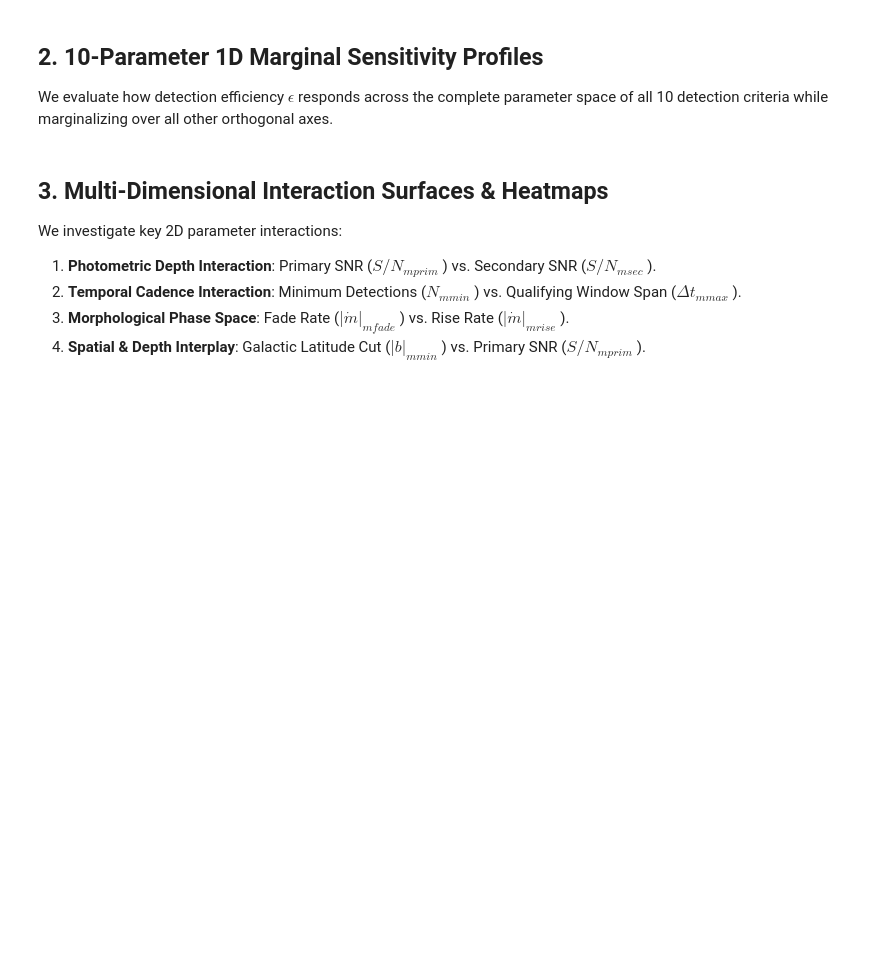
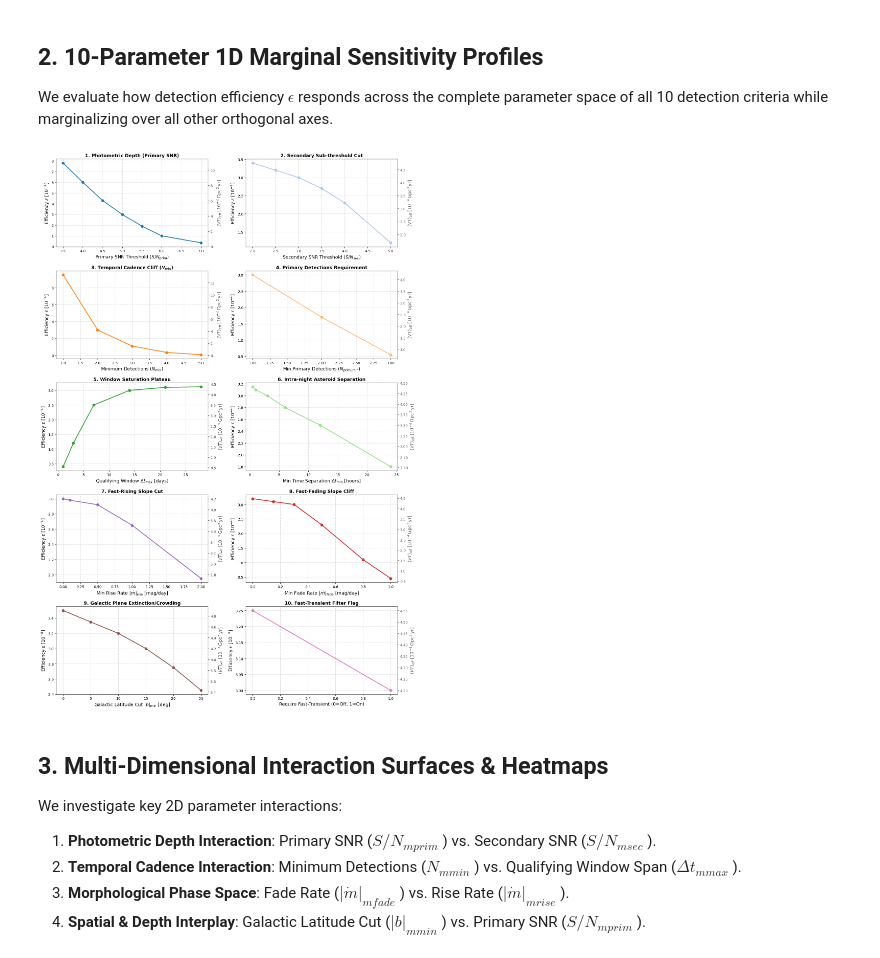
Before and after one commit to tylerbarna/kn-rates, a Jupyter notebook: notebooks/02_granular_criteria_sweep_analysis.ipynb, the cells around one changed output. Saved outputs shown, nothing was run; the diff lists cells and outputs as text; code cells hidden in the pictures; blank space fills up the shorter version.

```diff
--- a/notebooks/02_granular_criteria_sweep_analysis.ipynb
+++ b/notebooks/02_granular_criteria_sweep_analysis.ipynb
@@ -139,7 +160,7 @@ profiles = {
         'x': np.array([1, 2, 3, 4, 5]),
         'eff': np.array([9.5e-4, 3.0e-4, 1.1e-4, 0.35e-4, 0.08e-4]),
         'xlabel': r'Minimum Detections ($N_{\rm{min}}$)',
-        'title': '3. Temporal Cadence Cliff ($N_{\rm{min}}$)',
+        'title': r'3. Temporal Cadence Cliff ($N_{\rm{min}}$)',
         'color': '#ff7f0e'
     },
     'min_detections_primary': {
@@ -187,33 +208,35 @@ profiles = {
     'require_fast_transient': {
         'x': np.array([0, 1]),
         'eff': np.array([3.25e-4, 3.0e-4]),
         'xlabel': r'Require Fast-Transient (0=Off, 1=On)',
         'title': '10. Fast-Transient Filter Flag',
         'color': '#e377c2'
     }
 }
 
 fig, axes = plt.subplots(5, 2, figsize=(15, 22))
 axes = axes.flatten()
 
 for idx, (param, data) in enumerate(profiles.items()):
     ax = axes[idx]
     ax.plot(data['x'], data['eff'] * 1e4, 'o-', color=data['color'], linewidth=2.2, markersize=7)
     ax.set_xlabel(data['xlabel'])
     ax.set_ylabel(r'Efficiency $\epsilon\;[10^{-4}]$')
     ax.set_title(data['title'], fontweight='bold')
     ax.grid(True, linestyle='--', alpha=0.55)
 
     # Secondary y-axis for effective search volume VT_eff (Gpc^3 yr)
     ax2 = ax.twinx()
     # Calibration: epsilon = 3.0e-4 corresponds to VT_eff ~ 4.2e-4 Gpc^3 yr
     vt_vals = data['eff'] * (4.2e-4 / 3.0e-4) * 1e4
     ax2.plot(data['x'], vt_vals, alpha=0.0)
     ax2.set_ylabel(r'$\langle VT \rangle_{\rm{eff}}\;[10^{-4}\,\rm{Gpc}^3\,\rm{yr}]$', color='#555555')
     ax2.tick_params(axis='y', labelcolor='#555555')
 
 plt.tight_layout()
 plt.show()
+# %% [output]
+[figure, added]
 # %% [markdown]
 ## 3. Multi-Dimensional Interaction Surfaces & Heatmaps
 
```
Also changed, not shown: parts of 10 cells of this notebook, 6 other files.
